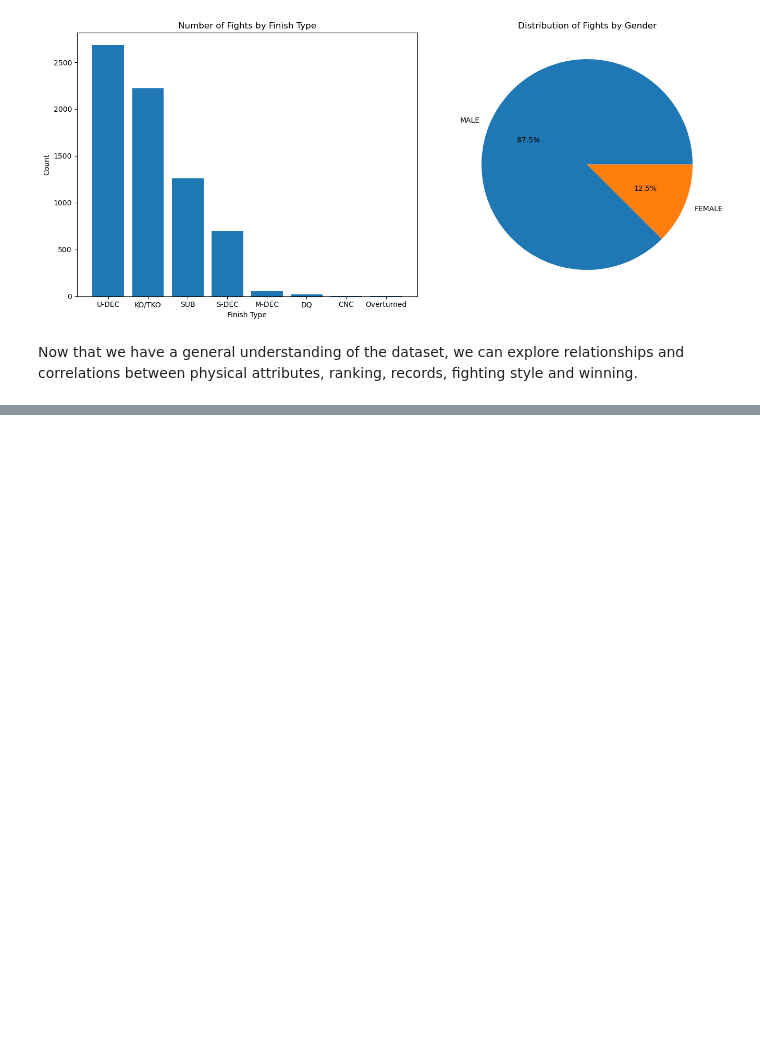
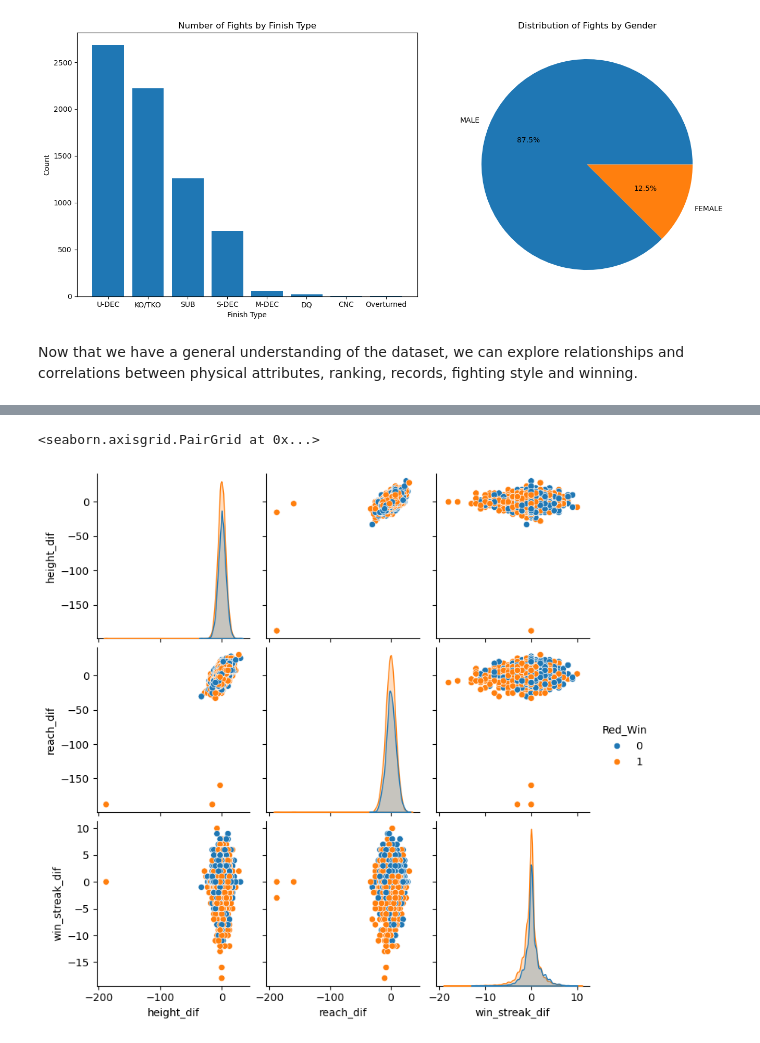
Before and after one commit to lucas23wong/UFC-Fight-Prediction, a Jupyter notebook: notebooks/02_eda.ipynb, the cells around one changed output, grey strips where cells are left out. Saved outputs shown, nothing was run; the diff lists cells and outputs as text; code cells hidden in the pictures; blank space fills up the shorter version.

```diff
--- a/notebooks/02_eda.ipynb
+++ b/notebooks/02_eda.ipynb
@@ -81,0 +99,5 @@ ValueError: could not convert string to float: 'Red'
+# %%
+sns.pairplot(ufc_data[['height_dif', 'reach_dif', 'win_streak_dif', 'Red_Win']], hue='Red_Win')
+# %% [output]
+<seaborn.axisgrid.PairGrid at 0x...>
+[figure, added]
```
Also changed, not shown: parts of 2 cells of this notebook, 2 other files.
